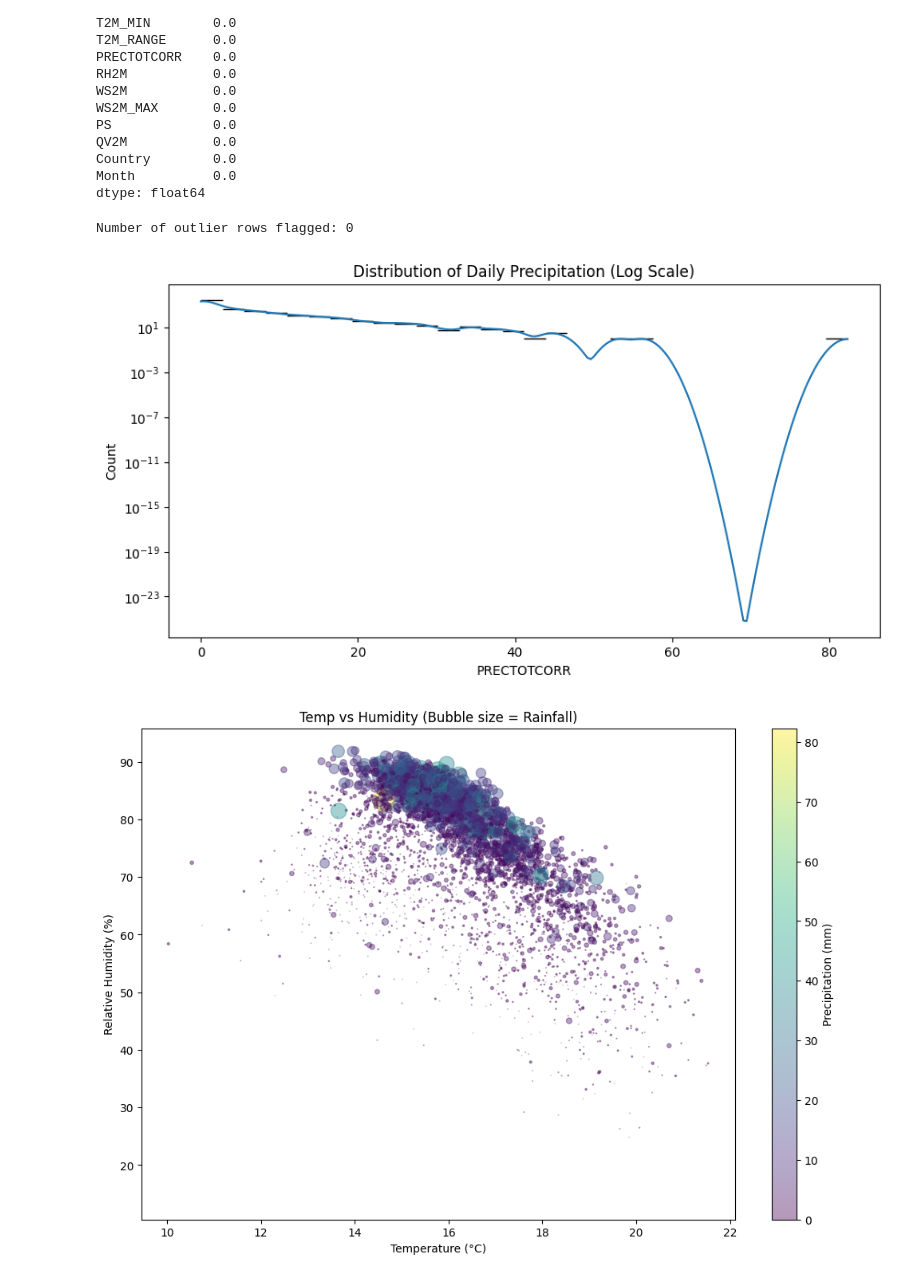
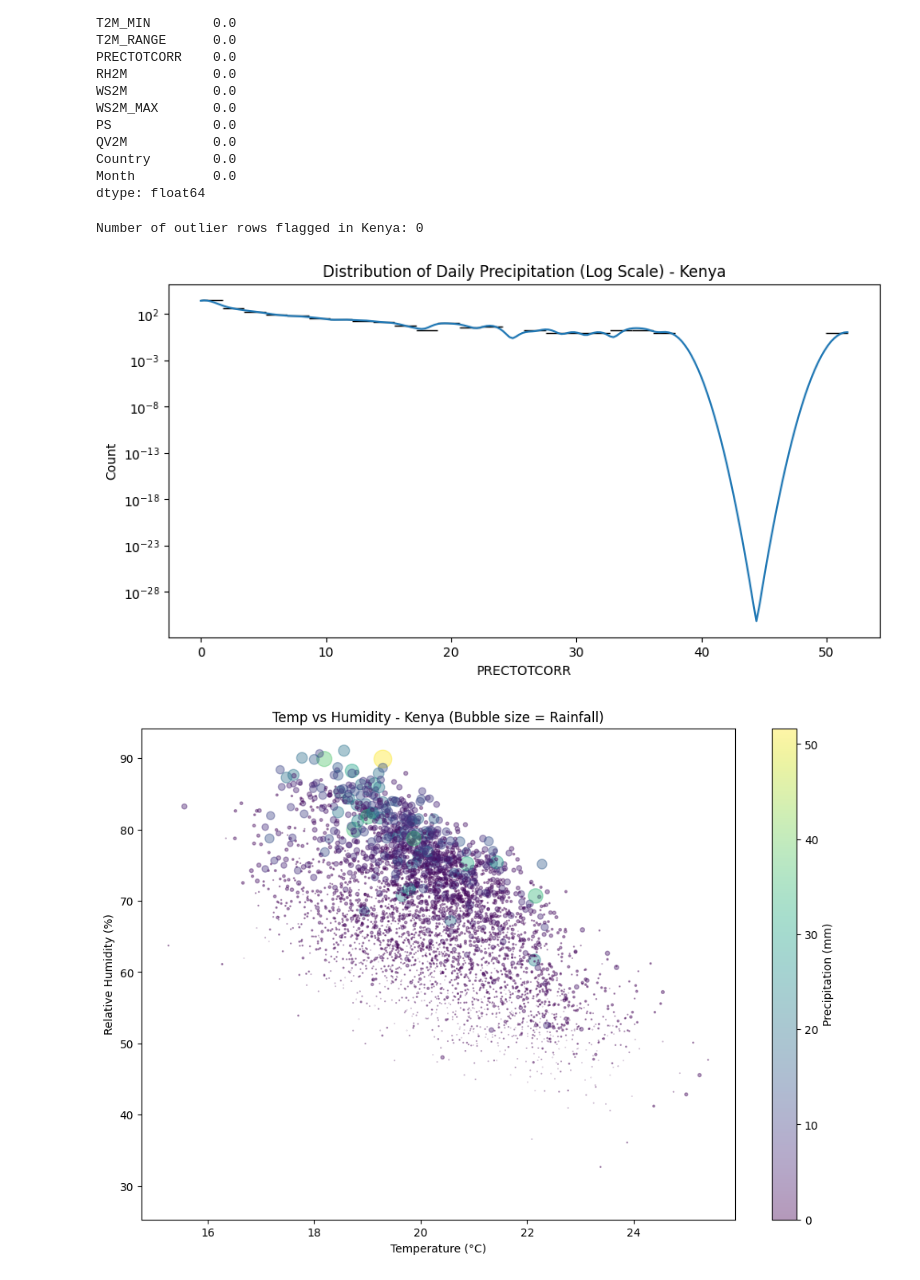
Before and after one commit to mycodebook123/climate-challenge-week0, a Jupyter notebook: notebooks/Kenya_eda.ipynb, the cells around one changed output. Drawn from its saved outputs; the diff is of its cells as text; code cells hidden in the pictures.

```diff
--- a/notebooks/Kenya_eda.ipynb
+++ b/notebooks/Kenya_eda.ipynb
@@ -95,8 +89,8 @@ import numpy as np
 from scipy import stats
 
 # 1. Load and add Country column
-df = pd.read_csv('../data/ethiopia.csv')
-df['Country'] = 'Ethiopia'
+df = pd.read_csv('../data/kenya.csv')
+df['Country'] = 'Kenya'
 
 # 2. Convert YEAR/DOY to Date and extract Month
 df['Date'] = pd.to_datetime(df['YEAR'] * 1000 + df['DOY'], format='%Y%j')
@@ -140,30 +134,30 @@ z_scores = np.abs(stats.zscore(df[cols_to_check].dropna()))
 
 # Flagging rows where Z > 3
 outliers = (z_scores > 3).all(axis=1)
-print(f"Number of outlier rows flagged: {outliers.sum()}")
+print(f"Number of outlier rows flagged in Kenya: {outliers.sum()}")
 
-# Decision: We will retain them for now as weather extremes (like the 80mm rain)
+# Decision: We will retain them for now as weather extremes (like heavy rain)
 # are important for climate study, but we acknowledge them.
 # %% [output]
-Number of outlier rows flagged: 0
+Number of outlier rows flagged in Kenya: 0
 # %%
 # Histogram of Rainfall (Log scale)
 plt.figure(figsize=(10, 5))
 sns.histplot(df['PRECTOTCORR'], bins=30, kde=True, log_scale=(False, True))
-plt.title('Distribution of Daily Precipitation (Log Scale)')
+plt.title('Distribution of Daily Precipitation (Log Scale) - Kenya')
 plt.show()
 
 # Bubble Chart: Temp vs Humidity (Size = Rain)
 plt.figure(figsize=(12, 8))
 plt.scatter(df['T2M'], df['RH2M'], s=df['PRECTOTCORR']*5, alpha=0.4, c=df['PRECTOTCORR'], cmap='viridis')
 plt.colorbar(label='Precipitation (mm)')
 plt.xlabel('Temperature (°C)')
 plt.ylabel('Relative Humidity (%)')
-plt.title('Temp vs Humidity (Bubble size = Rainfall)')
+plt.title('Temp vs Humidity - Kenya (Bubble size = Rainfall)')
 plt.show()
 # %% [output]
-[figure, old version]
+[figure, new version]
-[figure, old version]
+[figure, new version]
 # %%
 # Create the directory if it doesn't exist
 os.makedirs('../data', exist_ok=True)
```
Also changed, not shown: parts of 7 cells of this notebook, 6 other files.
